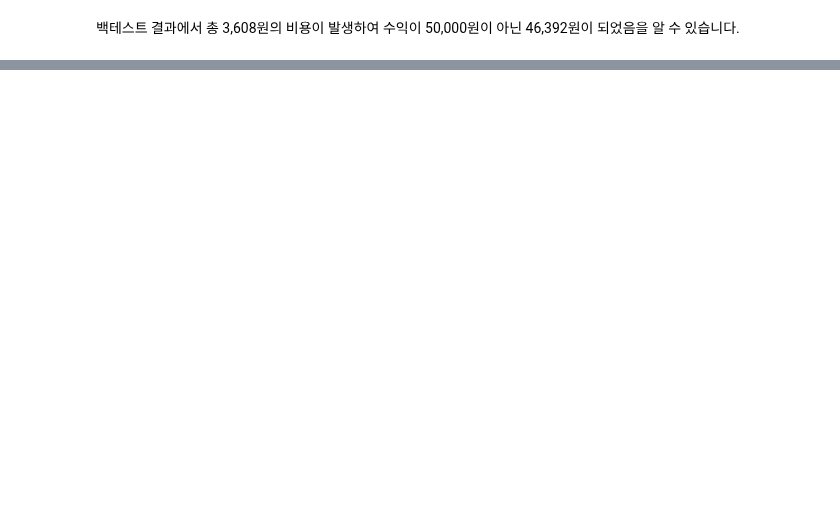
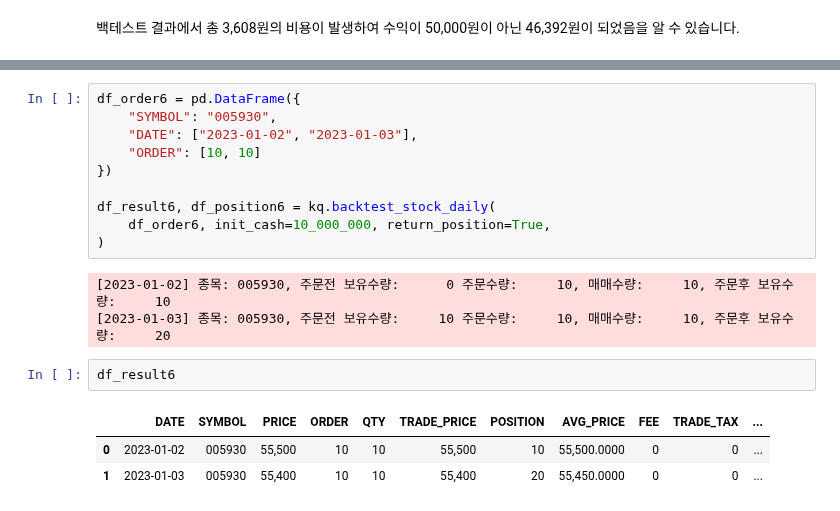
Before and after one commit to koscom/kquant, a Jupyter notebook: docs/tutorials/tutorial04.ipynb, the cells around one changed output, grey strips where cells are left out. Saved outputs shown, nothing was run; the diff lists cells and outputs as text; blank space fills up the shorter version.

```diff
--- a/docs/tutorials/tutorial04.ipynb
+++ b/docs/tutorials/tutorial04.ipynb
@@ -341,0 +423,19 @@ dtype: object
+# %%
+df_order6 = pd.DataFrame({
+    "SYMBOL": "005930",
+    "DATE": ["2023-01-02", "2023-01-03"],
+    "ORDER": [10, 10]
+})
+
+df_result6, df_position6 = kq.backtest_stock_daily(
+    df_order6, init_cash=10_000_000, return_position=True,
+)
+# %% [output]
+[2023-01-02] 종목: 005930, 주문전 보유수량:      0 주문수량:     10, 매매수량:     10, 주문후 보유수량:     10
+[2023-01-03] 종목: 005930, 주문전 보유수량:     10 주문수량:     10, 매매수량:     10, 주문후 보유수량:     20
+# %%
+df_result6
+# %% [output]
+|  | DATE | SYMBOL | PRICE | ORDER | QTY | TRADE_PRICE | POSITION | AVG_PRICE | FEE | TRADE_TAX | ... |
+| 0 | 2023-01-02 | 005930 | 55,500 | 10 | 10 | 55,500 | 10 | 55,500.0000 | 0 | 0 | ... |
+| 1 | 2023-01-03 | 005930 | 55,400 | 10 | 10 | 55,400 | 20 | 55,450.0000 | 0 | 0 | ... |
```
Also changed, not shown: parts of 32 cells of this notebook.
